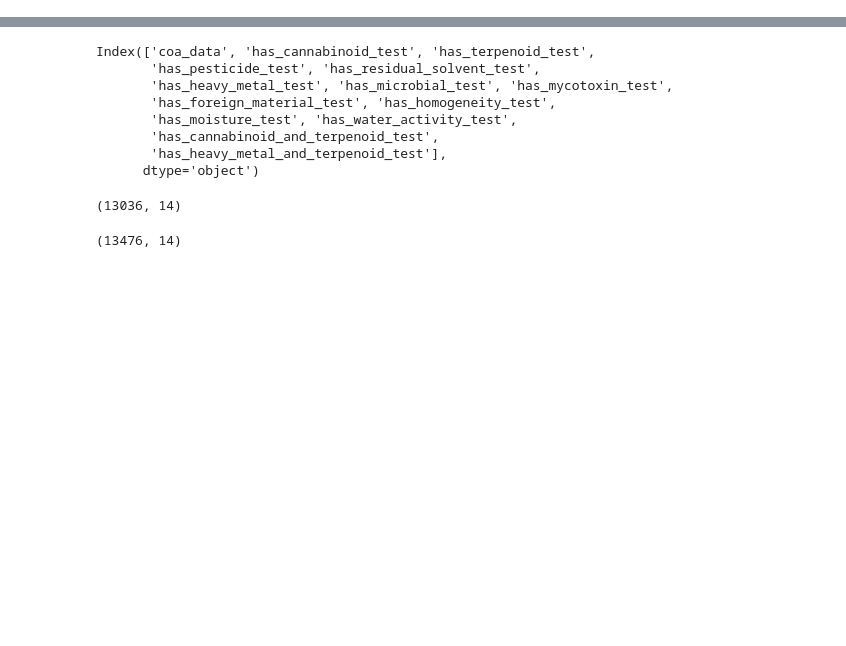
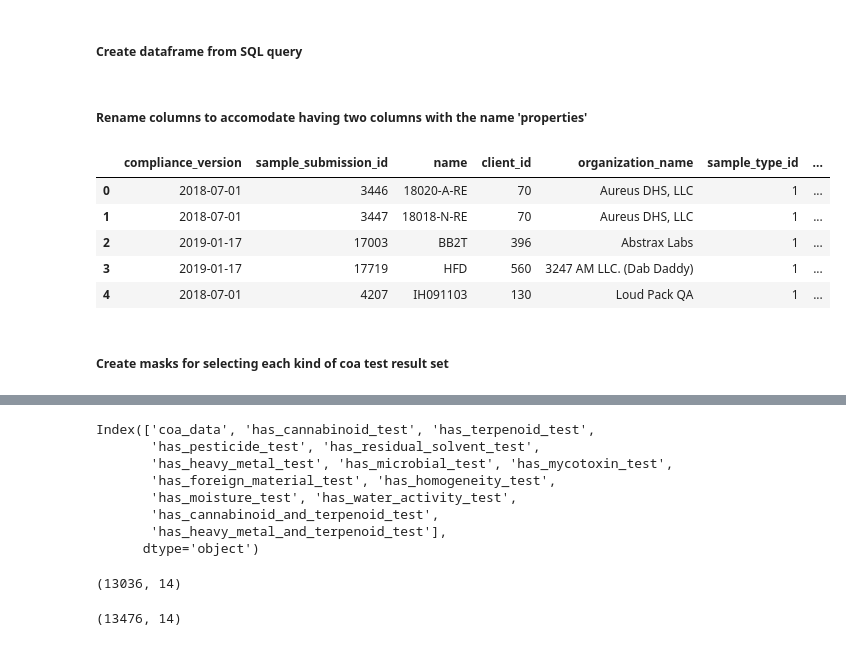
Before and after one commit to sschier/super-duper-potato, a Jupyter notebook: creating-dataframes.ipynb, the cells around one changed output, grey strips where cells are left out. Saved outputs shown, nothing was run; the diff lists cells and outputs as text; code cells hidden in the pictures; blank space fills up the shorter version.

```diff
--- a/creating-dataframes.ipynb
+++ b/creating-dataframes.ipynb
@@ -55,0 +34,2 @@ df_coa_data['has_heavy_metal_and_terpenoid_test'] = (heavy_metal_and_terpenoid_t
+# %% [markdown]
+<h5>Create dataframe from SQL query</h5>
@@ -55,0 +41,14 @@ df_coa_data['has_heavy_metal_and_terpenoid_test'] = (heavy_metal_and_terpenoid_t
+# %% [markdown]
+<h5>Rename columns to accomodate having two columns with the name 'properties'</h5>
+# %%
+base_df.columns = ['compliance_version', 'sample_submission_id', 'name', 'client_id', 'organization_name', 'sample_type_id', 'ss_properties', 'coa_data', 'coa_properties']
+base_df.head()
+# %% [output]
+|  | compliance_version | sample_submission_id | name | client_id | organization_name | sample_type_id | ... |
+| 0 | 2018-07-01 | 3446 | 18020-A-RE | 70 | Aureus DHS, LLC | 1 | ... |
+| 1 | 2018-07-01 | 3447 | 18018-N-RE | 70 | Aureus DHS, LLC | 1 | ... |
+| 2 | 2019-01-17 | 17003 | BB2T | 396 | Abstrax Labs | 1 | ... |
+| 3 | 2019-01-17 | 17719 | HFD | 560 | 3247 AM LLC. (Dab Daddy) | 1 | ... |
+| 4 | 2018-07-01 | 4207 | IH091103 | 130 | Loud Pack QA | 1 | ... |
+# %% [markdown]
+<h5>Create masks for selecting each kind of coa test result set </h5>
```
Also changed, not shown: parts of 15 cells of this notebook, 7 other files.
